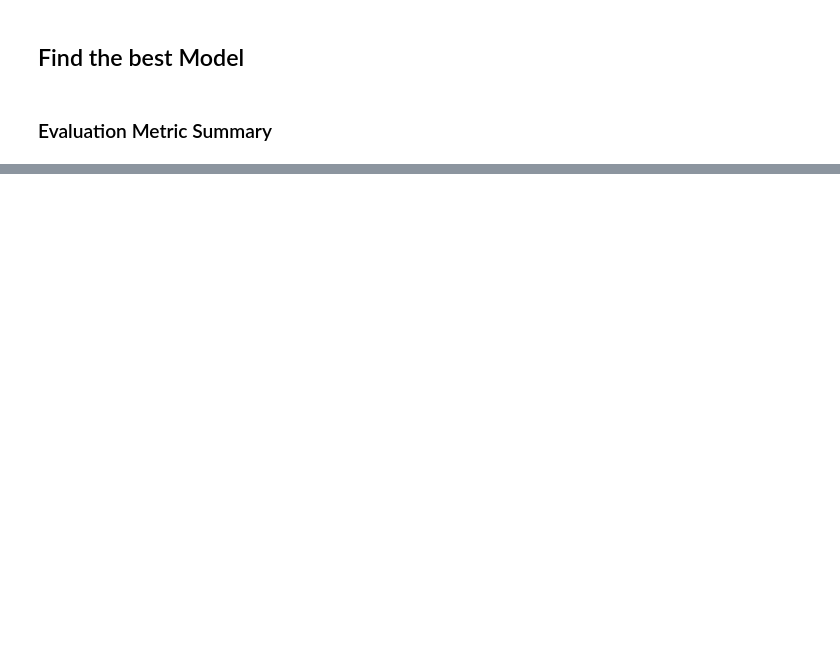
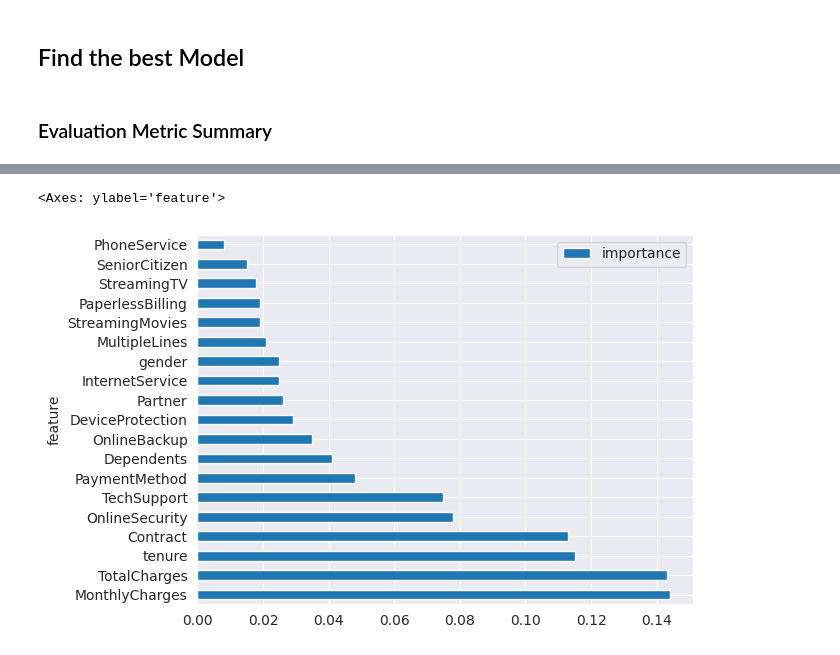
Before and after one commit to slickHnaa/Career_Accelerator_LP3-Classifcation, a Jupyter notebook: 01_Churn.ipynb, the cells around one changed output, grey strips where cells are left out. Drawn from its saved outputs; the diff is of its cells as text; code cells hidden in the pictures; blank space fills up the shorter version.

```diff
--- a/01_Churn.ipynb
+++ b/01_Churn.ipynb
@@ -1208,0 +1382,4 @@ plt.show()
+# %%
+importance = pd.DataFrame({'feature':X.columns,'importance':np.round(crf.feature_importances_,3)})
+importance = importance.sort_values('importance',ascending=False).set_index('feature')
+importance.head(30)
@@ -1208,0 +1405,5 @@ plt.show()
+# %%
+importance.plot.barh()
+# %% [output]
+<Axes: ylabel='feature'>
+[figure, added]
```
Also changed, not shown: parts of 44 cells of this notebook.
